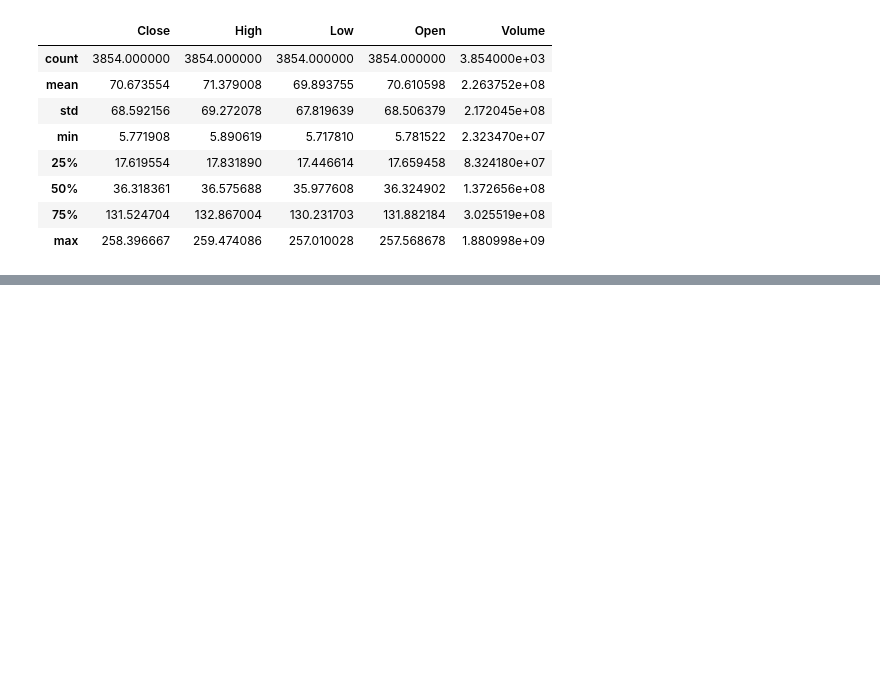
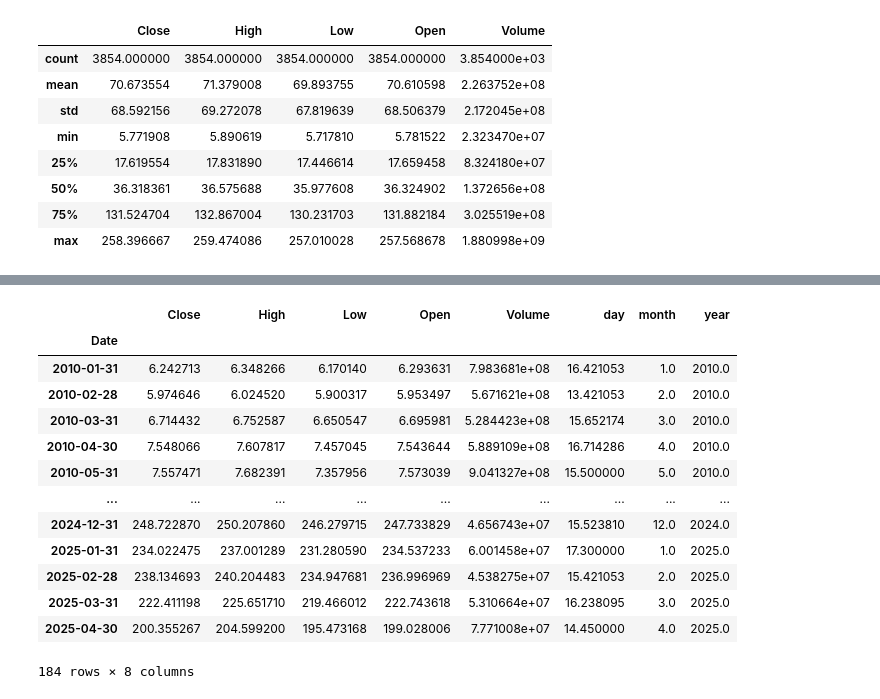
Before and after one commit to ens100/stock-forecasting, a Jupyter notebook: notebooks/01_eda.ipynb, the cells around one changed output, grey strips where cells are left out. Drawn from its saved outputs; the diff is of its cells as text; code cells hidden in the pictures; blank space fills up the shorter version.

```diff
--- a/notebooks/01_eda.ipynb
+++ b/notebooks/01_eda.ipynb
@@ -70,0 +80,17 @@ memory usage: 180.7 KB
+# %%
+apple_df.resample("M").mean()
+# %% [output]
+|  | Close | High | Low | Open | Volume | day | month | year |
+| Date |  |  |  |  |  |  |  |  |
+| 2010-01-31 | 6.242713 | 6.348266 | 6.170140 | 6.293631 | 7.983681e+08 | 16.421053 | 1.0 | 2010.0 |
+| 2010-02-28 | 5.974646 | 6.024520 | 5.900317 | 5.953497 | 5.671621e+08 | 13.421053 | 2.0 | 2010.0 |
+| 2010-03-31 | 6.714432 | 6.752587 | 6.650547 | 6.695981 | 5.284423e+08 | 15.652174 | 3.0 | 2010.0 |
+| 2010-04-30 | 7.548066 | 7.607817 | 7.457045 | 7.543644 | 5.889109e+08 | 16.714286 | 4.0 | 2010.0 |
+| 2010-05-31 | 7.557471 | 7.682391 | 7.357956 | 7.573039 | 9.041327e+08 | 15.500000 | 5.0 | 2010.0 |
+| ... | ... | ... | ... | ... | ... | ... | ... | ... |
+| 2024-12-31 | 248.722870 | 250.207860 | 246.279715 | 247.733829 | 4.656743e+07 | 15.523810 | 12.0 | 2024.0 |
+| 2025-01-31 | 234.022475 | 237.001289 | 231.280590 | 234.537233 | 6.001458e+07 | 17.300000 | 1.0 | 2025.0 |
+| 2025-02-28 | 238.134693 | 240.204483 | 234.947681 | 236.996969 | 4.538275e+07 | 15.421053 | 2.0 | 2025.0 |
+| 2025-03-31 | 222.411198 | 225.651710 | 219.466012 | 222.743618 | 5.310664e+07 | 16.238095 | 3.0 | 2025.0 |
+| 2025-04-30 | 200.355267 | 204.599200 | 195.473168 | 199.028006 | 7.771008e+07 | 14.450000 | 4.0 | 2025.0 |
+184 rows × 8 columns
```
Also changed, not shown: parts of 8 cells of this notebook, 2 other files.
